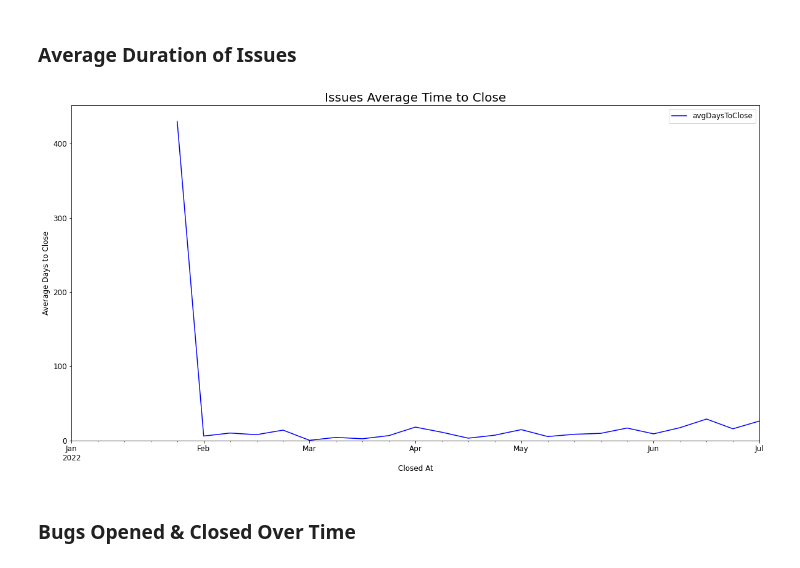
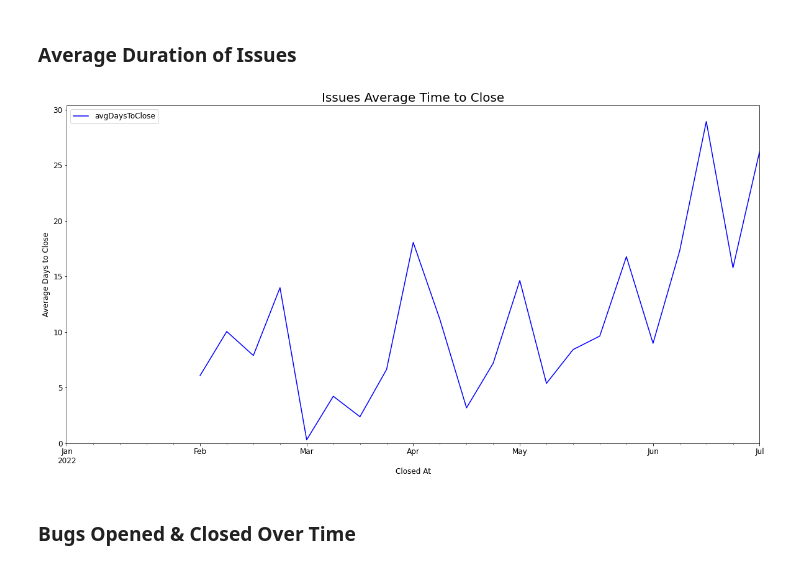
Before and after one commit to thebrianbug/dev-flow-dashboard, a Jupyter notebook: Flow_Dashboard.ipynb, the cells around one changed output. Saved outputs shown, nothing was run; the diff lists cells and outputs as text; code cells hidden in the pictures.

Commit message:
Fixed chart height

```diff
--- a/Flow_Dashboard.ipynb
+++ b/Flow_Dashboard.ipynb
@@ -218,20 +218,24 @@ plot_bar(weekly_issues, 'Issues Over Time', 'Date', 'Count', [
 # %%
 issues['daysToClose'] = (issues['closedAt'] - issues['createdAt']) / \
     np.timedelta64(1, 'D')
 
 weekly_closed_issues = issues.set_index('closedAt').groupby(
     pd.Grouper(freq='W', label='left'))['daysToClose'].mean().reset_index(name='avgDaysToClose')
 
 # Set index
 weekly_closed_issues.index = weekly_closed_issues['closedAt']
 
+# Clear first value to fix axis
+weekly_closed_issues.at['2022-01-30', 'avgDaysToClose'] = np.nan
+
 # Filter to current year
-weekly_closed_issues = weekly_closed_issues[weekly_closed_issues.index.year == date.today().year]
+weekly_closed_issues = weekly_closed_issues[weekly_closed_issues.index.year == date.today(
+).year]
 
 plot_line(weekly_closed_issues, 'Issues Average Time to Close', 'Closed At', 'Average Days to Close', [
     {'col': 'avgDaysToClose', 'color': 'blue', 'label': None}])
 # %% [output]
-[figure, old version]
+[figure, new version]
 # %% [markdown]
 ### Bugs Opened & Closed Over Time
 # %%
```
